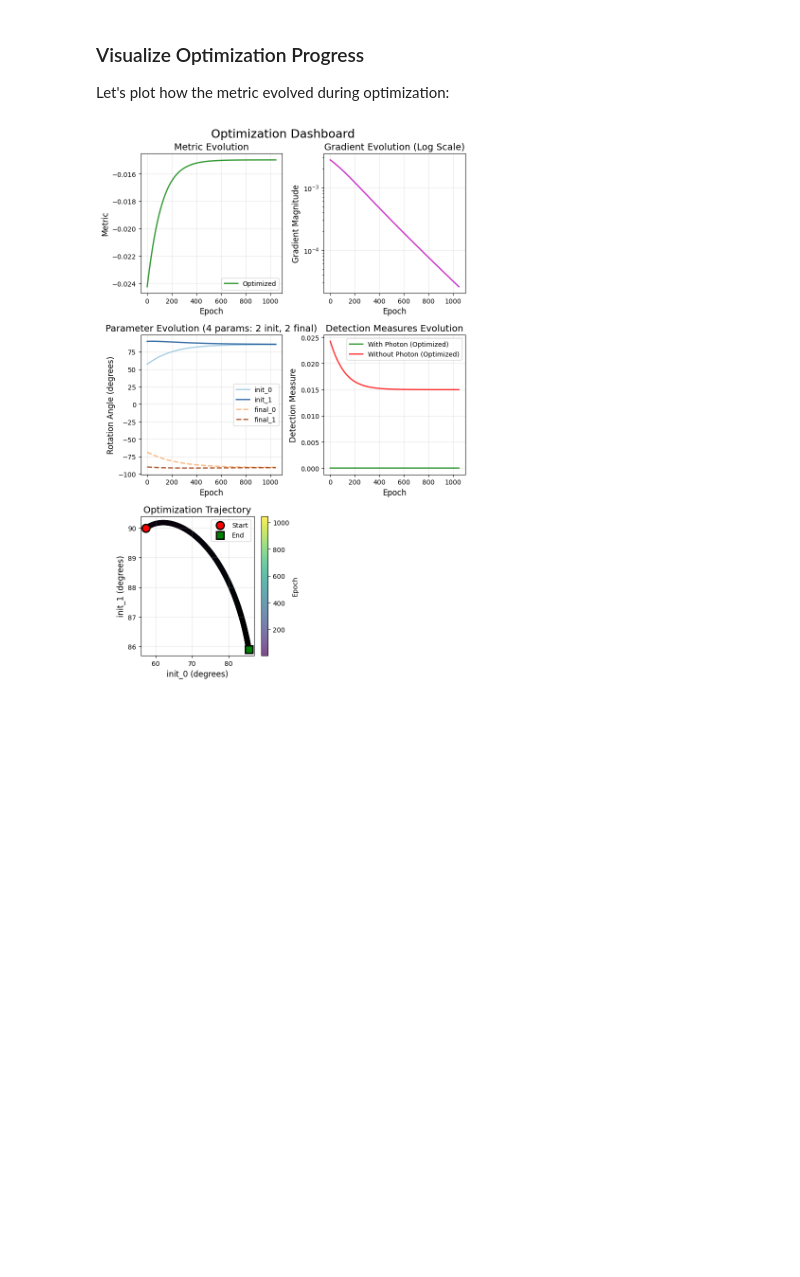
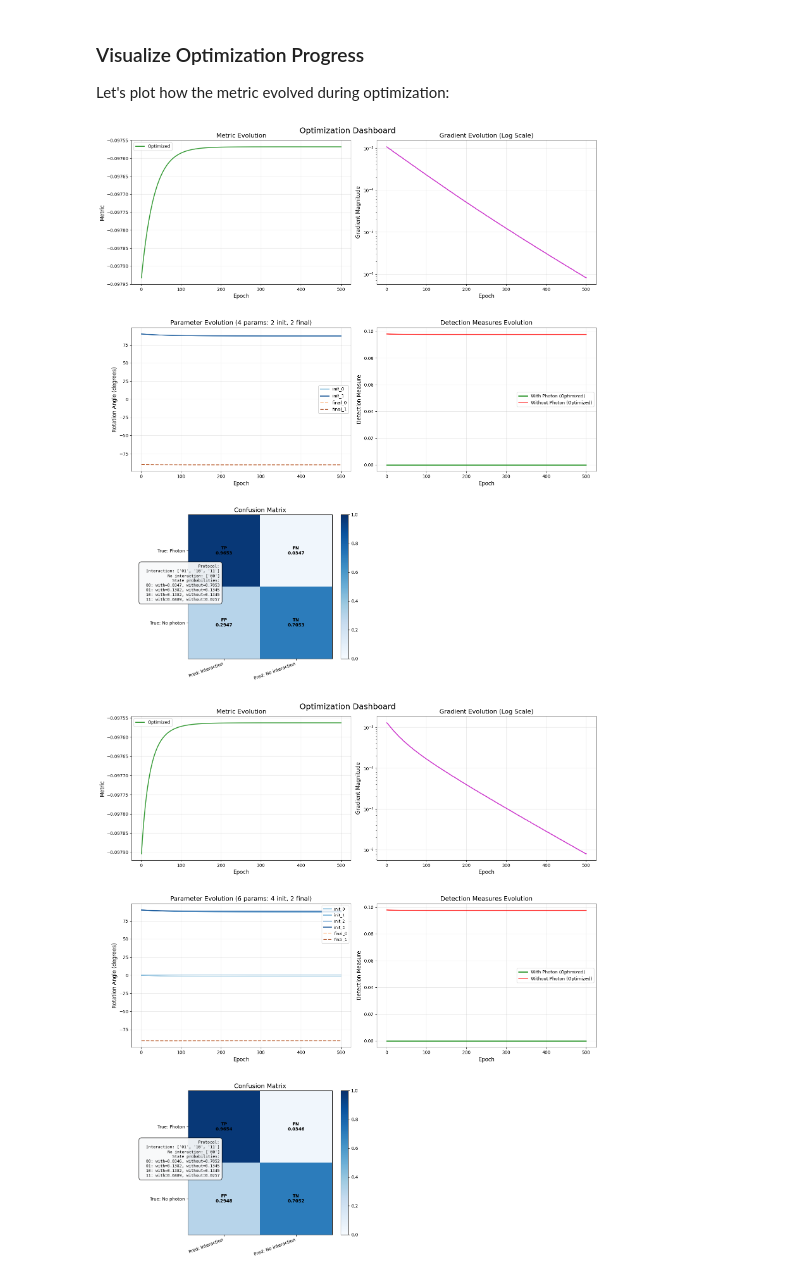
Before and after one commit to Simone-Bordoni/Quantum-sensing-QML, a Jupyter notebook: examples/two_qubit_tutorial.ipynb, the cells around one changed output. Cells and saved outputs as stored; diff of their text form; code cells hidden in the pictures; blank space fills up the shorter version.

```diff
--- a/examples/two_qubit_tutorial.ipynb
+++ b/examples/two_qubit_tutorial.ipynb
@@ -55,15 +55,15 @@ system_dims = SystemDimensions(
 )
 
 measurement = MeasurementProtocol(
-    measurement_times=list(np.array([-8.0, 8.0])/inverse_pulse_width)
+    measurement_times=list(np.array([-5.0, 5.0])/inverse_pulse_width)
 )
 
 initial_state = InitialStateConfig(state_type=InitialStateType.SINGLE_PHOTON)
 
 noise_config = NoiseConfiguration(
-    depolarizing=0.001,
-    dephasing=0.001,
-    relaxation=0.001,
+    depolarizing=0.01,
+    dephasing=0.01,
+    relaxation=0.01,
 )
 
 exp_params = ExperimentalParameters(
@@ -102,9 +102,11 @@ For two-qubit experiments, we need 4 rotation angles:
 # %%
 # Create Circuit with 4 rotation angles
 initial_circuit = create_ry_circuit(n_qubits=2,
-        theta_values= [0, np.pi/2])#np.pi/2)
+        #theta_values= [0, np.pi/2])
+        theta_values=np.pi/2)
 final_circuit = create_ry_circuit(n_qubits=2,
-        theta_values= [0, -np.pi/2])#np.pi/2)
+        #theta_values= [0, -np.pi/2])
+        theta_values=-np.pi/2)
 #final_circuit.add_entangling_layer(CNOT, 'circular')
 
 #By default if no detection metric is used, the optimization maximizes the detection measure `1 - P(00)` (any outcome except ground state).
@@ -185,7 +187,8 @@ callback_opt = experiment.optimize_rotations(
     verbose_step=50,
     initial_values=[np.pi/2, np.pi/2, -np.pi/2, -np.pi/2],
     renormalize_grad=False,
-    optimizer=optax.sgd(learning_rate=0.1)
+    optimizer=optax.sgd(learning_rate=0.1),
+    noisy_training=True
 )
 # %% [output]
 Configuration:
@@ -214,7 +217,7 @@ initial_circuit_ent.add_layer(RYGate, parameters=np.pi/2)
 
 experiment_10 = Experiment(exp_params, initial_circuit_ent, final_circuit, detection_metric)
 
-callback_opt = experiment_10.optimize_rotations(
+callback_opt_ent = experiment_10.optimize_rotations(
     num_steps=500,
     batch_size=1,
     tolerance=1e-8,
@@ -268,16 +291,29 @@ Let's plot how the metric evolved during optimization:
 # %%
 from qsopt.utils.visualization import plot_optimization_dashboard
 
 # Create comprehensive dashboard showing all optimization metrics
 fig = plot_optimization_dashboard(
     callback_opt,
     show_metric=True,
     show_gradients=True,
     show_parameters=True,
     show_trajectory=False,
     show_detection_measures=True,
-    figsize=(8, 12)
+    show_confusion_matrix_summary=True,
 )
 plt.show()
+
+# Create comprehensive dashboard showing all optimization metrics
+fig = plot_optimization_dashboard(
+    callback_opt_ent,
+    show_metric=True,
+    show_gradients=True,
+    show_parameters=True,
+    show_trajectory=False,
+    show_detection_measures=True,
+    show_confusion_matrix_summary=True,
+)
+plt.show()
 # %% [output]
-[figure, old version]
+[figure, new version]
+[figure, added]
```
Also changed, not shown: parts of 7 cells of this notebook, 6 other files.
